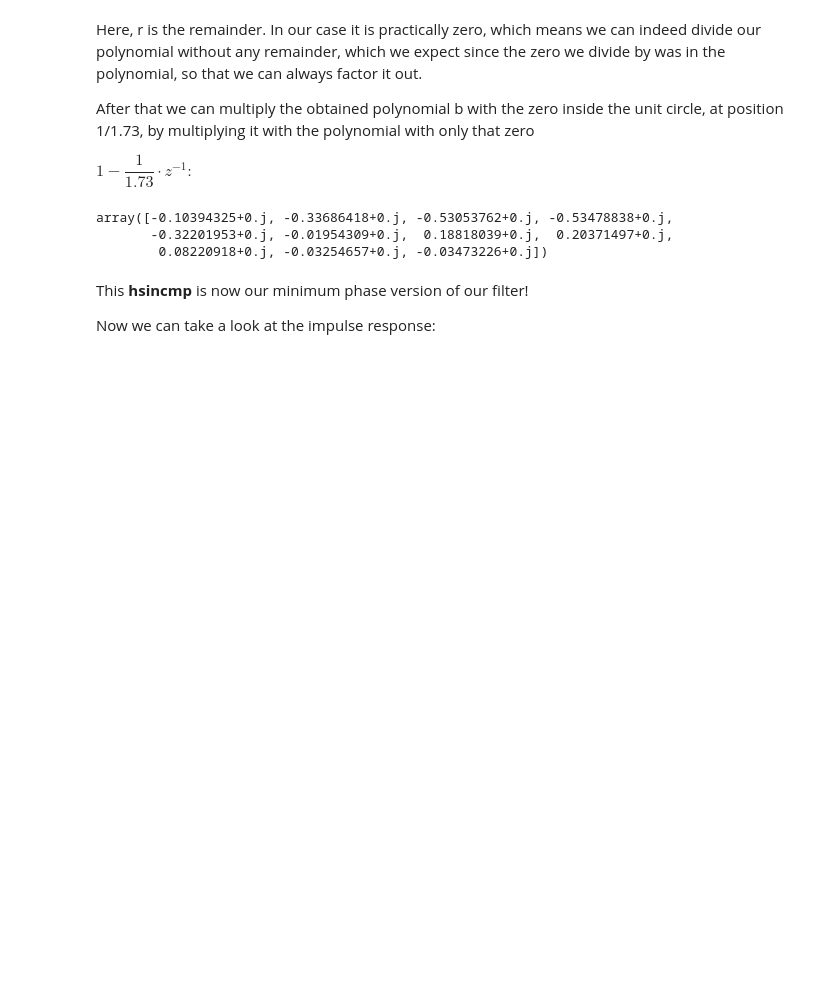
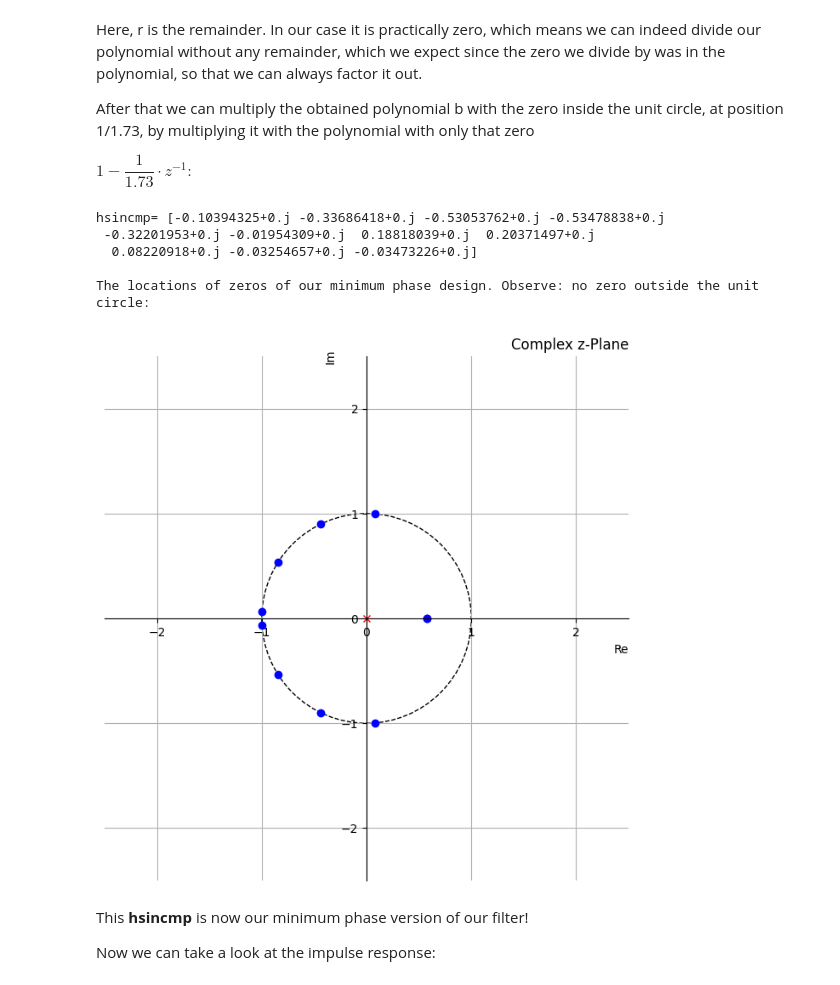
Before and after one commit to TUIlmenauAMS/ADSP_Tutorials, a Jupyter notebook: ADSP_10_FrequencyWarping.ipynb, the cells around one changed output. Drawn from its saved outputs; the diff is of its cells as text; code cells hidden in the pictures; blank space fills up the shorter version.

```diff
--- a/ADSP_10_FrequencyWarping.ipynb
+++ b/ADSP_10_FrequencyWarping.ipynb
@@ -432,11 +432,16 @@ After that we can multiply the obtained polynomial b with the zero inside the un
 $1−\dfrac{1}{1.73} \cdot z^{−1} :$
 # %%
 hsincmp = sp.convolve(b,[1,-1/rt[0].conjugate()])
-hsincmp
+print("hsincmp=", hsincmp)
+print("\nThe locations of zeros of our minimum phase design. Observe: no zero outside the unit circle:")
+zplane(np.roots(hsincmp), 0)
 # %% [output]
-array([-0.10394325+0.j, -0.33686418+0.j, -0.53053762+0.j, -0.53478838+0.j,
-       -0.32201953+0.j, -0.01954309+0.j,  0.18818039+0.j,  0.20371497+0.j,
-        0.08220918+0.j, -0.03254657+0.j, -0.03473226+0.j])
+hsincmp= [-0.10394325+0.j -0.33686418+0.j -0.53053762+0.j -0.53478838+0.j
+ -0.32201953+0.j -0.01954309+0.j  0.18818039+0.j  0.20371497+0.j
+  0.08220918+0.j -0.03254657+0.j -0.03473226+0.j]
+
+The locations of zeros of our minimum phase design. Observe: no zero outside the unit circle:
+[figure, added]
 # %% [markdown]
 This **hsincmp** is now our minimum phase version of our filter!
 
```
Also changed, not shown: parts of 3 cells of this notebook.
